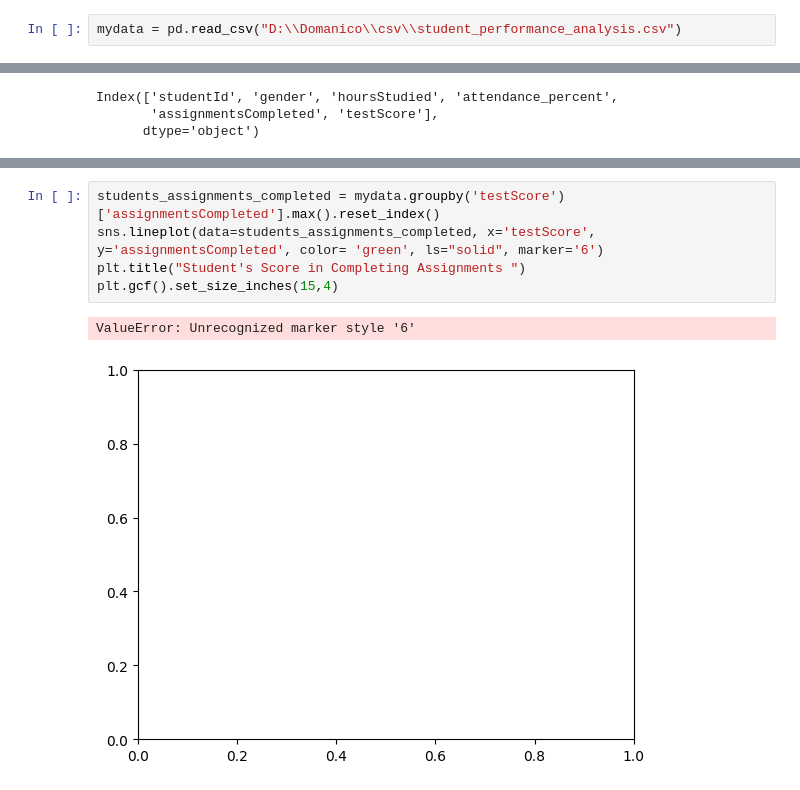
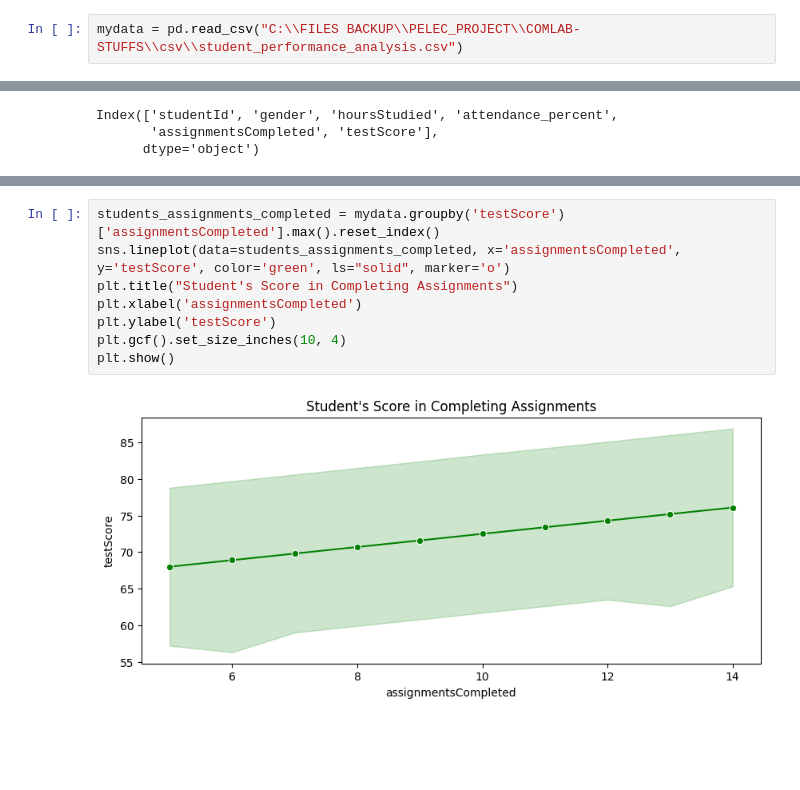
Before and after one commit to Domanico2405/COMLAB-STUFFS, a Jupyter notebook: activity4.ipynb, the cells around one changed output, grey strips where cells are left out. Cells and saved outputs as stored; diff of their text form; blank space fills up the shorter version.

```diff
--- a/activity4.ipynb
+++ b/activity4.ipynb
@@ -65,7 +65,7 @@ import warnings
 
 warnings.filterwarnings("ignore")
 # %%
-mydata = pd.read_csv("D:\\Domanico\\csv\\student_performance_analysis.csv")
+mydata = pd.read_csv("C:\\FILES BACKUP\\PELEC_PROJECT\\COMLAB-STUFFS\\csv\\student_performance_analysis.csv")
 # %%
 mydata
 # %% [output]
@@ -120,8 +136,10 @@ Index(['studentId', 'gender', 'hoursStudied', 'attendance_percent',
 # %%
 students_assignments_completed = mydata.groupby('testScore')['assignmentsCompleted'].max().reset_index()
-sns.lineplot(data=students_assignments_completed, x='testScore', y='assignmentsCompleted', color= 'green', ls="solid", marker='6')
-plt.title("Student's Score in Completing Assignments ")
-plt.gcf().set_size_inches(15,4)
+sns.lineplot(data=students_assignments_completed, x='assignmentsCompleted', y='testScore', color='green', ls="solid", marker='o')
+plt.title("Student's Score in Completing Assignments")
+plt.xlabel('assignmentsCompleted')
+plt.ylabel('testScore')
+plt.gcf().set_size_inches(10, 4)
+plt.show()
 # %% [output]
-ValueError: Unrecognized marker style '6'
-[figure, old version]
+[figure, new version]
```
Also changed, not shown: parts of 1 cell of this notebook, 1 other file.
